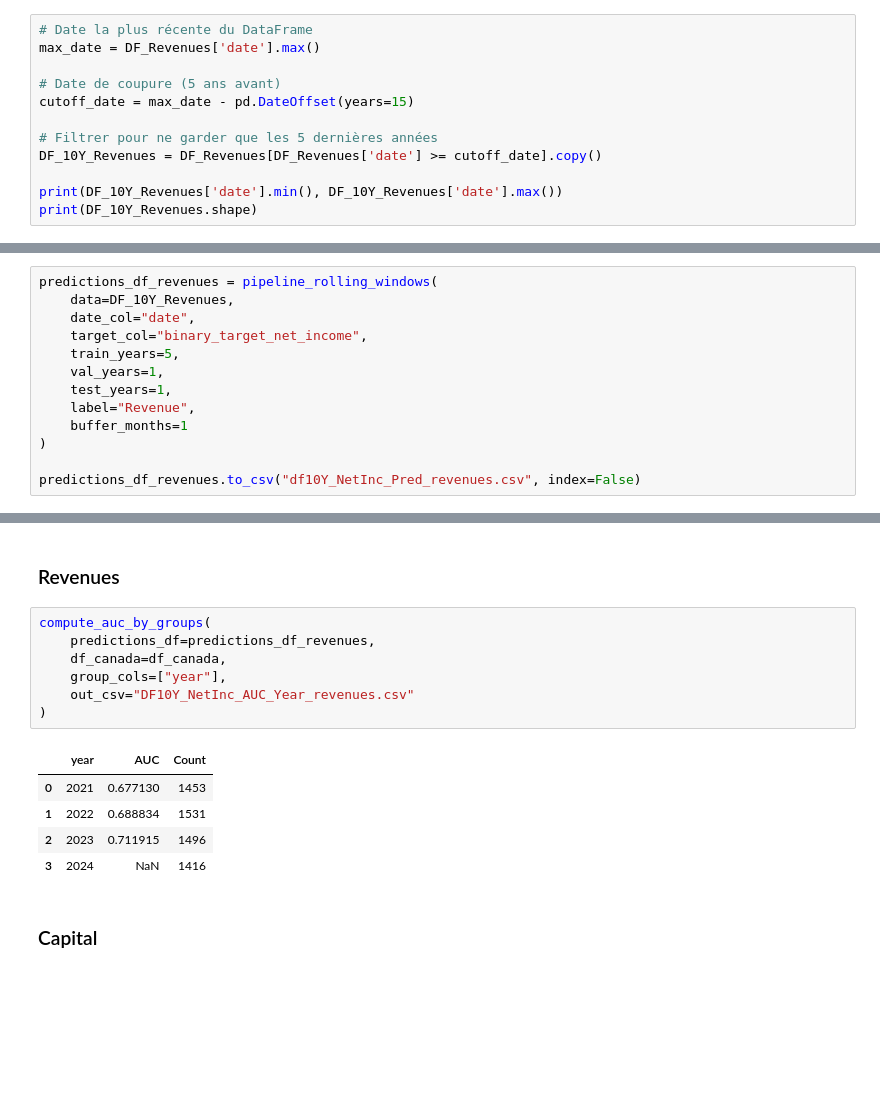
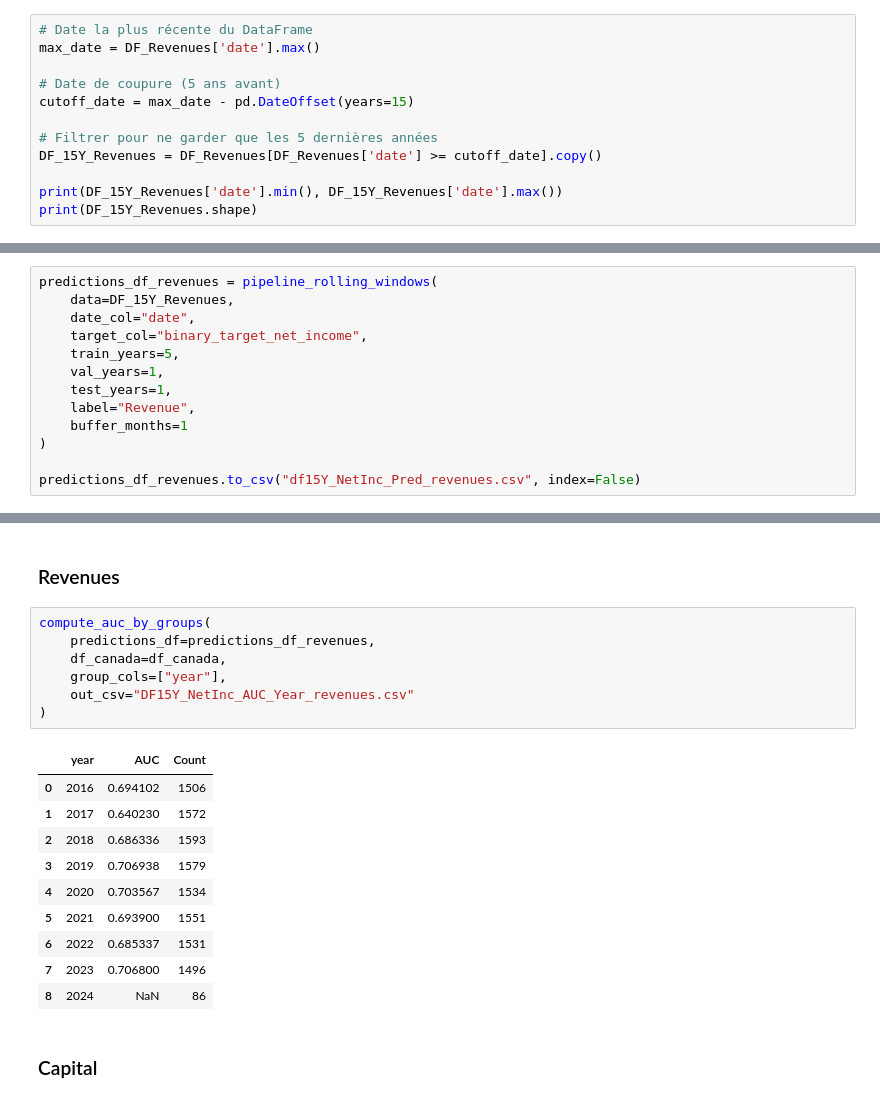
Before and after one commit to DominicPrenovost/AutoML-Practice, a Jupyter notebook: Target Net Income.ipynb, the cells around one changed output, grey strips where cells are left out. Cells and saved outputs as stored; diff of their text form; blank space fills up the shorter version.

```diff
--- a/Target Net Income.ipynb
+++ b/Target Net Income.ipynb
@@ -286,8 +286,8 @@ max_date = DF_Revenues['date'].max()
 cutoff_date = max_date - pd.DateOffset(years=15)
 
 # Filtrer pour ne garder que les 5 dernières années
-DF_10Y_Revenues = DF_Revenues[DF_Revenues['date'] >= cutoff_date].copy()
+DF_15Y_Revenues = DF_Revenues[DF_Revenues['date'] >= cutoff_date].copy()
 
-print(DF_10Y_Revenues['date'].min(), DF_10Y_Revenues['date'].max())
-print(DF_10Y_Revenues.shape)
+print(DF_15Y_Revenues['date'].min(), DF_15Y_Revenues['date'].max())
+print(DF_15Y_Revenues.shape)
 # %% [output]
@@ -455,7 +455,7 @@ AutoML best model: Ensemble
 ### 10Y Revenues
 # %%
 predictions_df_revenues = pipeline_rolling_windows(
-    data=DF_10Y_Revenues,
+    data=DF_15Y_Revenues,
     date_col="date",
     target_col="binary_target_net_income",
     train_years=5,
@@ -465,5 +465,5 @@ predictions_df_revenues = pipeline_rolling_windows(
     buffer_months=1
 )
 
-predictions_df_revenues.to_csv("df10Y_NetInc_Pred_revenues.csv", index=False)
+predictions_df_revenues.to_csv("df15Y_NetInc_Pred_revenues.csv", index=False)
 # %% [output]
@@ -650,16 +650,21 @@ compute_auc_by_groups(
 # %%
 compute_auc_by_groups(
     predictions_df=predictions_df_revenues,
     df_canada=df_canada,
     group_cols=["year"],
-    out_csv="DF10Y_NetInc_AUC_Year_revenues.csv"
+    out_csv="DF15Y_NetInc_AUC_Year_revenues.csv"
 )
 # %% [output]
 |  | year | AUC | Count |
-| 0 | 2021 | 0.677130 | 1453 |
-| 1 | 2022 | 0.688834 | 1531 |
-| 2 | 2023 | 0.711915 | 1496 |
-| 3 | 2024 | NaN | 1416 |
+| 0 | 2016 | 0.694102 | 1506 |
+| 1 | 2017 | 0.640230 | 1572 |
+| 2 | 2018 | 0.686336 | 1593 |
+| 3 | 2019 | 0.706938 | 1579 |
+| 4 | 2020 | 0.703567 | 1534 |
+| 5 | 2021 | 0.693900 | 1551 |
+| 6 | 2022 | 0.685337 | 1531 |
+| 7 | 2023 | 0.706800 | 1496 |
+| 8 | 2024 | NaN | 86 |
 # %% [markdown]
 ### Capital
 # %%
```
Also changed, not shown: parts of 12 cells of this notebook.
